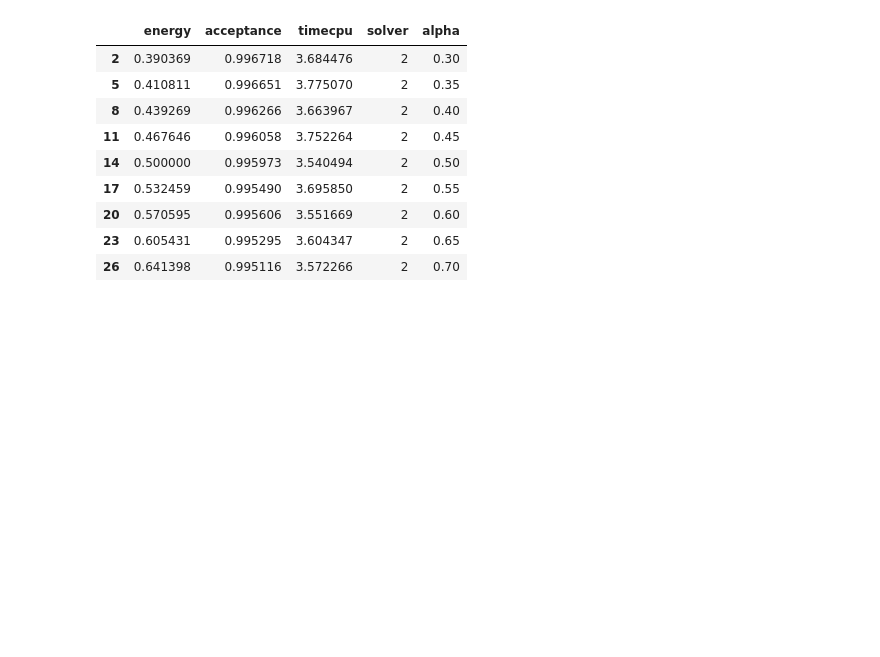
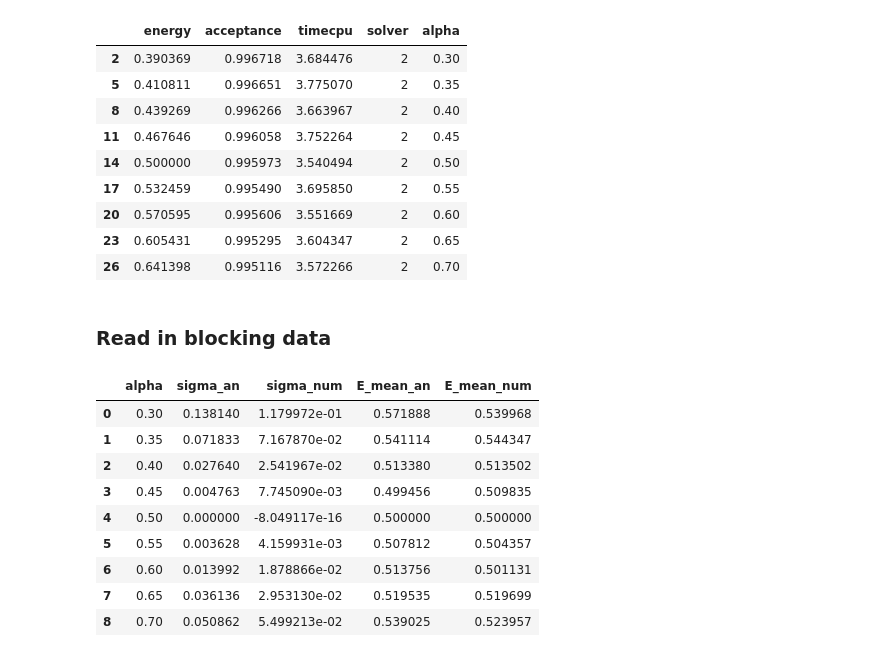
Before and after one commit to fridafu/FYS4411, a Jupyter notebook: results/plottingandtables.ipynb, the cells around one changed output. Cells and saved outputs as stored; diff of their text form; code cells hidden in the pictures; blank space fills up the shorter version.

Commit message:
read in blocking

```diff
--- a/results/plottingandtables.ipynb
+++ b/results/plottingandtables.ipynb
@@ -117,3 +117,24 @@ solver[2]
 # %%
 df_colums = [f"${v}$" for v in [r"\alpha",r"\langle E_L \rangle", r"\sigma_b", r"acceptance [\%]", r"t_{CPU} [s]"]
 df_columns = ["$n$"] + [f"${v}$" for v in [r"I_{max} [antall]", r"\theta_0 [\degree]", r"\sigma_\theta [\degree]", r"I_{0} [antall]"] ]
+# %% [markdown]
+### Read in blocking data
+# %%
+def data_block(filename):
+    column_names = ['alpha', 'sigma_an', 'sigma_num','E_mean_an', 'E_mean_num']
+    df = pd.read_csv(filename,skiprows=4,names=column_names,delim_whitespace=True,comment='#')
+    return df
+# %%
+block = data_block('b_n1_d1/b_n1_d1_blocking.dat')
+block
+# %% [output]
+|  | alpha | sigma_an | sigma_num | E_mean_an | E_mean_num |
+| 0 | 0.30 | 0.138140 | 1.179972e-01 | 0.571888 | 0.539968 |
+| 1 | 0.35 | 0.071833 | 7.167870e-02 | 0.541114 | 0.544347 |
+| 2 | 0.40 | 0.027640 | 2.541967e-02 | 0.513380 | 0.513502 |
+| 3 | 0.45 | 0.004763 | 7.745090e-03 | 0.499456 | 0.509835 |
+| 4 | 0.50 | 0.000000 | -8.049117e-16 | 0.500000 | 0.500000 |
+| 5 | 0.55 | 0.003628 | 4.159931e-03 | 0.507812 | 0.504357 |
+| 6 | 0.60 | 0.013992 | 1.878866e-02 | 0.513756 | 0.501131 |
+| 7 | 0.65 | 0.036136 | 2.953130e-02 | 0.519535 | 0.519699 |
+| 8 | 0.70 | 0.050862 | 5.499213e-02 | 0.539025 | 0.523957 |
```
Also changed, not shown: parts of 1 cell of this notebook.
